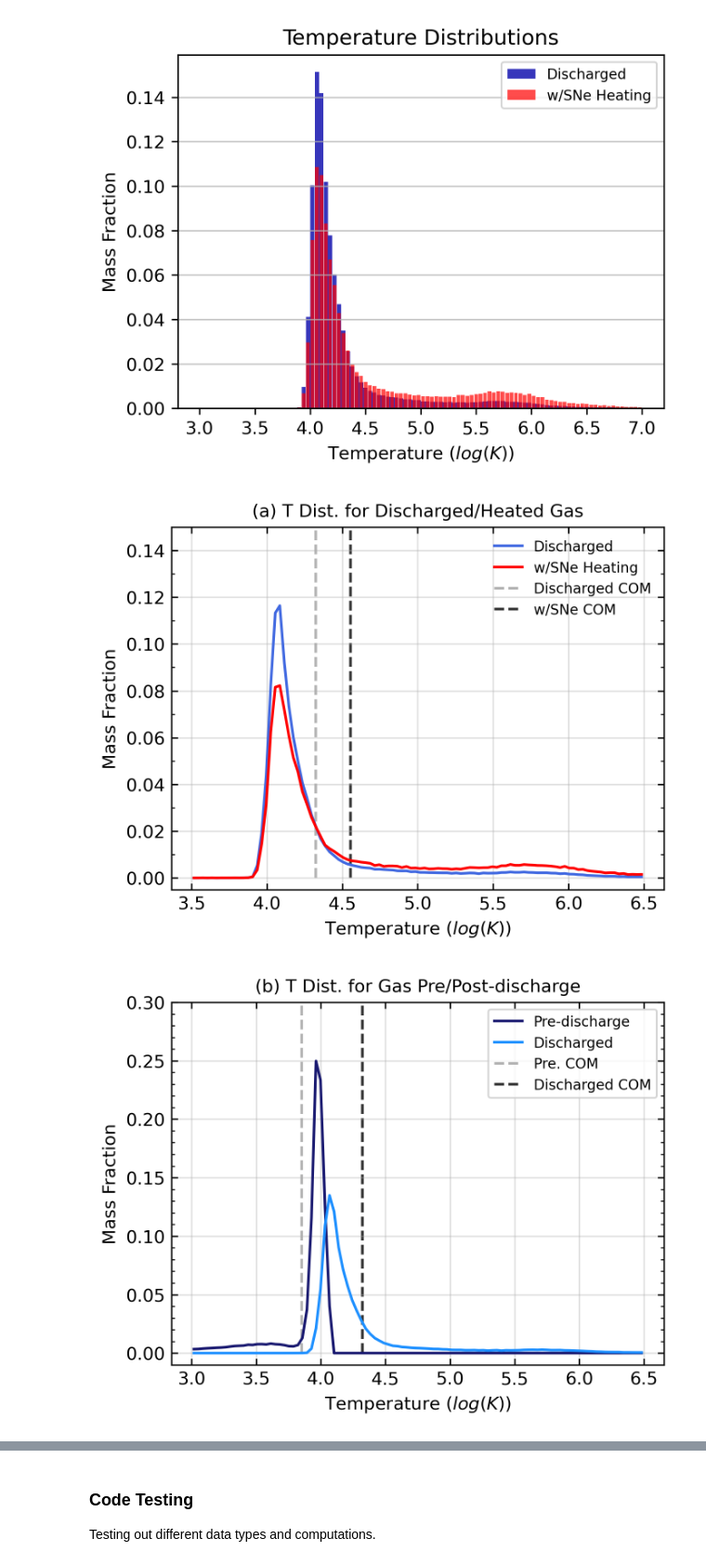
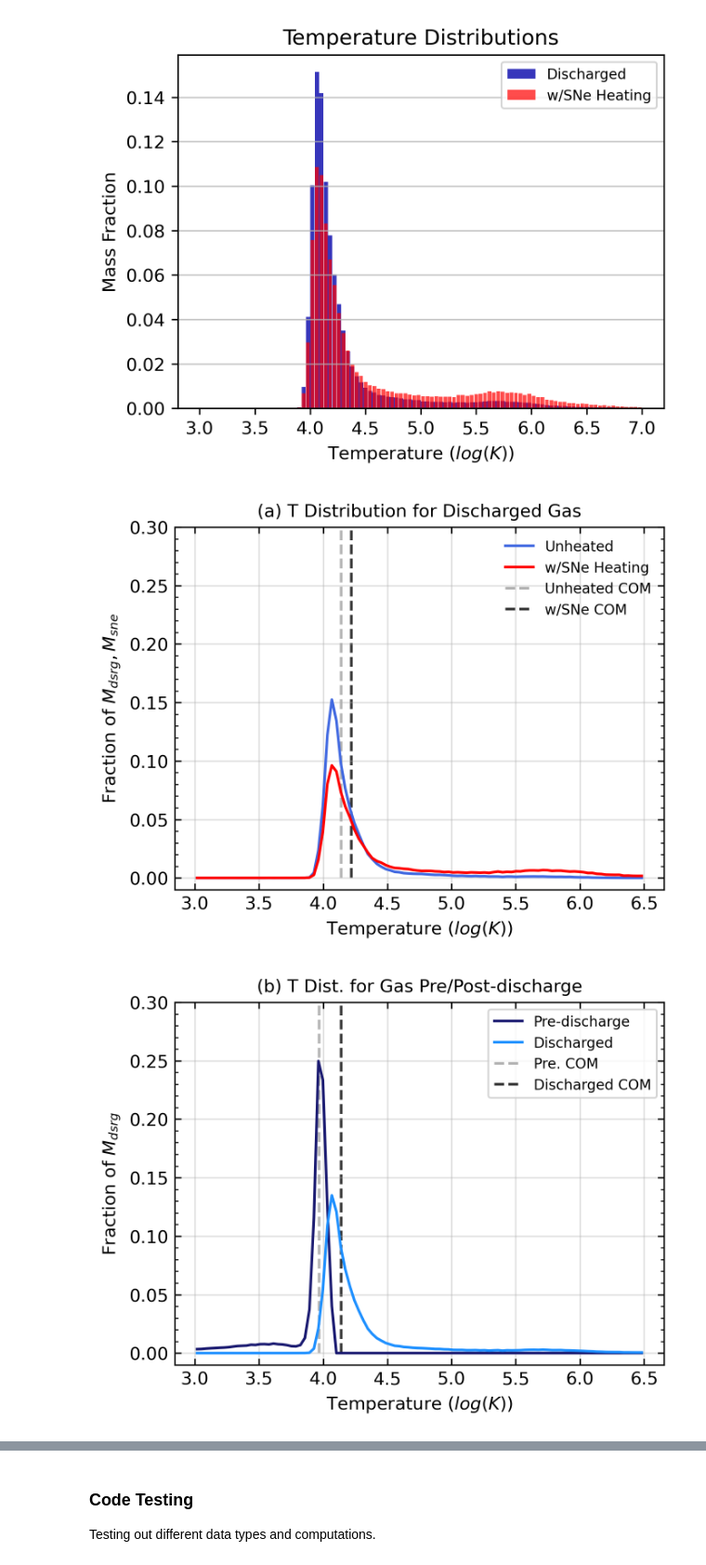
Before and after one commit to leoglonz/Astro_map, a Jupyter notebook: StellarFeedback_p1.ipynb, the cells around one changed output, grey strips where cells are left out. Shown at 93% size. Cells and saved outputs as stored; diff of their text form; code cells hidden in the pictures.

```diff
--- a/StellarFeedback_p1.ipynb
+++ b/StellarFeedback_p1.ipynb
@@ -53,4 +57,8 @@ mpl.rcParams.update(mpl.rcParamsDefault)
 
 from analysis import *
 from compiler import *
+# %%
+# check to ensure latex works in string labels.
+import matplotlib as mpl
+mpl.rcParams.update(mpl.rcParamsDefault)
 # %%
@@ -79,13 +111,18 @@ all_accreted, reaccreted = read_accreted()
 # %% [output]
 > Returning (predischarged, discharged, adv. accreted, preheated, heated) for all satellites <
 > Returning (all_accreted, reaccreted) for all satellites <
+# %%
+# pulling subset of discharged gas that did not experience SNe heating prior to discharge.
+cooled = discharged[discharged.sneHeated==False]
 # %%
 # creating weight attributes for plotting.
 predischarged['weight'] = predischarged['mass'] / predischarged['mass'].sum()
 discharged['weight'] = discharged['mass'] / discharged['mass'].sum()
+cooled['weight'] = cooled['mass']/cooled['mass'].sum() #discharged['mass'].sum() #cooled['mass'].sum()
 reaccreted['weight'] = reaccreted['mass'] / reaccreted['mass'].sum()
+
 preheated['weight'] = preheated['mass'] / preheated['mass'].sum()
-heated['weight'] = heated['mass'] / heated['mass'].sum()
+heated['weight'] = heated['mass'] / heated['mass'].sum() #discharged['mass'].sum() #heated['mass'].sum()
 # %%
 # consolidating cartesian position & velocity components for every gas particle relative to its respective satellite.
 predischarged_pos = np.array([predischarged.x, predischarged.y, predischarged.z]).T
@@ -589,6 +628,7 @@ We now look at exit angles for different radial distances:
 pre_temp = np.log10(predischarged.temp)
 hot_pre_temp = np.log10(preheated.temp)
 all_temp = np.log10(discharged.temp)
+cool_temp = np.log10(cooled.temp)
 hot_temp = np.log10(heated.temp)
 
 
@@ -624,30 +664,30 @@ fig, ax = plt.subplots(1,1,dpi=300, figsize=(4.5,3.5), constrained_layout=True)
 
 
 # applying conditional on distances of gas from center of satellite; collecting frequency and bin information for plot.
-y1, x = np.histogram(all_temp, bins=bins, weights=discharged.weight, range=(3.5,6.5))
+y1, x = np.histogram(cool_temp, bins=bins, weights=cooled.weight, range=(3.0,6.5))
 bincenters = 0.5*(x[1:] + x[:-1])
-ax.plot(bincenters, y1, label='Discharged', c='royalblue')
+ax.plot(bincenters, y1, label='Unheated', c='royalblue')
 
-y1, x = np.histogram(hot_temp, bins=bins, weights=heated.weight, range=(3.5,6.5))
+y1, x = np.histogram(hot_temp, bins=bins, weights=heated.weight, range=(3.0,6.5))
 bincenters = 0.5*(x[1:] + x[:-1])
 ax.plot(bincenters, y1, label='w/SNe Heating', c='r')
 
 
 # plot mean position of mass.
-com1 = hot_temp.mean()
-com2 = all_temp.mean()
-ax.plot([com2,com2],[0,0.3],linestyle='--',color='0.7',zorder=-1, label='Discharged COM')
+com1 = hot_temp.median()
+com2 = all_temp.median()
+ax.plot([com2,com2],[0,0.3],linestyle='--',color='0.7',zorder=-1, label='Unheated COM')
 ax.plot([com1,com1],[0,0.3],linestyle='--',color='0.2',zorder=-1, label='w/SNe COM')
 
 
 # labels, axis scaling, etc.
 ax.legend(frameon=False, fontsize='8')
 
-ax.set_title('(a) T Dist. for Discharged/Heated Gas', fontsize='medium')
+ax.set_title('(a) T Distribution for Discharged Gas', fontsize='medium')
 ax.set_xlabel(r'Temperature ($log(K)$)')
-ax.set_ylabel('Mass Fraction')
+ax.set_ylabel('Fraction of $M_{dsrg}, M_{sne}$')
 # ax.set_xlim(3,8)
-ax.set_ylim(-0.005,0.15)
+ax.set_ylim(-0.01,0.30)
 
 ax.xaxis.set_minor_locator(mpl.ticker.MultipleLocator(10))
 ax.yaxis.set_minor_locator(mpl.ticker.MultipleLocator(0.01))
@@ -676,8 +716,8 @@ ax.plot(bincenters, y1, label='Discharged', c='dodgerblue')
 
 
 # plot mean position of mass.
-com1 = pre_temp.mean()
-com2 = all_temp.mean()
+com1 = pre_temp.median()
+com2 = all_temp.median()
 ax.plot([com1,com1],[0,0.3],linestyle='--',color='0.7',zorder=-1, label='Pre. COM')
 ax.plot([com2,com2],[0,0.3],linestyle='--',color='0.2',zorder=-1, label='Discharged COM')
 
@@ -687,7 +727,7 @@ ax.legend(frameon=True, fontsize='8')
 
 ax.set_title('(b) T Dist. for Gas Pre/Post-discharge', fontsize='medium')
 ax.set_xlabel(r'Temperature ($log(K)$)')
-ax.set_ylabel('Mass Fraction')
+ax.set_ylabel('Fraction of $M_{dsrg}$')
 # ax.set_xlim(2,7)
 ax.set_ylim(-0.01,0.3)
 
@@ -715,35 +755,35 @@ ax.plot(bincenters, y1, label='Pre-discharge', c='darkred')
 
 y1, x = np.histogram(hot_temp, bins=bins, weights=heated.weight, range=(3,6.5))
 bincenters = 0.5*(x[1:] + x[:-1])
 ax.plot(bincenters, y1, label='Discharged', c='r')
 
 
 
 # plot mean position of mass.
-com1 = hot_temp.mean()
-com2 = hot_pre_temp.mean()
+com1 = hot_temp.median()
+com2 = hot_pre_temp.median()
 ax.plot([com2,com2],[0,0.3],linestyle='--',color='0.7',zorder=-1, label='Pre. COM')
 ax.plot([com1,com1],[0,0.3],linestyle='--',color='0.2',zorder=-1, label='Discharged COM')
 
 
 # labels, axis scaling, etc.
 ax.legend(frameon=True, fontsize='8')
 
 ax.set_title('(c) T Dist. for SNe-heated Gas Pre/Post-discharge', fontsize='medium')
 ax.set_xlabel(r'Temperature ($log(K)$)')
-ax.set_ylabel('Mass Fraction')
+ax.set_ylabel('Fraction of $M_{sne}$')
 # ax.set_xlim(2,8)
 ax.set_ylim(-0.01,0.3)
 
 ax.xaxis.set_minor_locator(mpl.ticker.MultipleLocator(10))
 ax.yaxis.set_minor_locator(mpl.ticker.MultipleLocator(0.01))
 
 ax.ticklabel_format(axis="y", style="plain",scilimits=(0,0))
 ax.tick_params(direction='in',which='both',right=True,top=True)
 ax.grid(alpha=0.4, zorder=-1000)
 
 plt.savefig('plots/T_dist3.pdf')
 plt.show()
 # %% [output]
-[figure, old version]
+[figure, new version]
-[figure, old version]
+[figure, new version]
```
Also changed, not shown: parts of 9 cells of this notebook, 18 other files.
